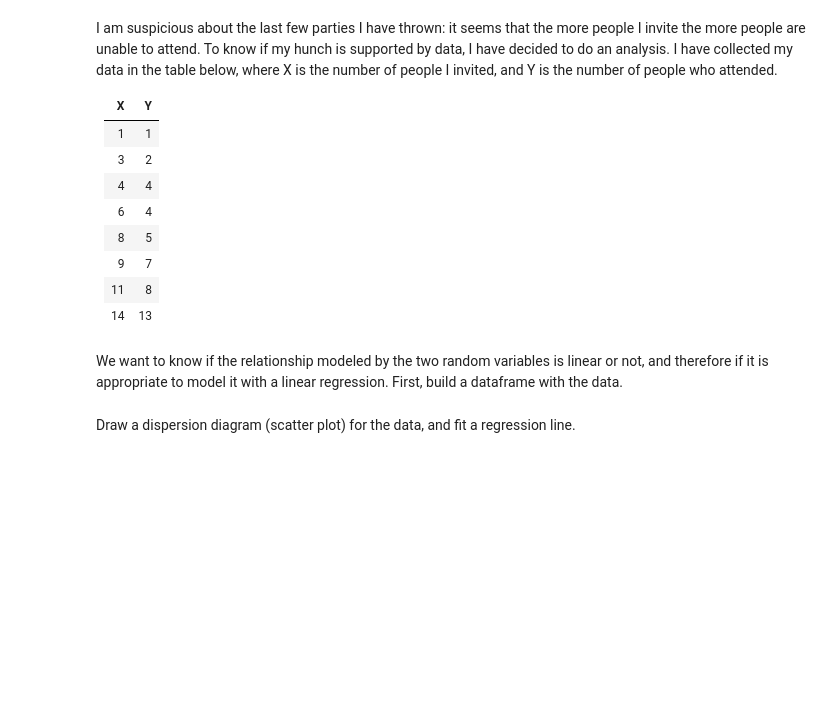
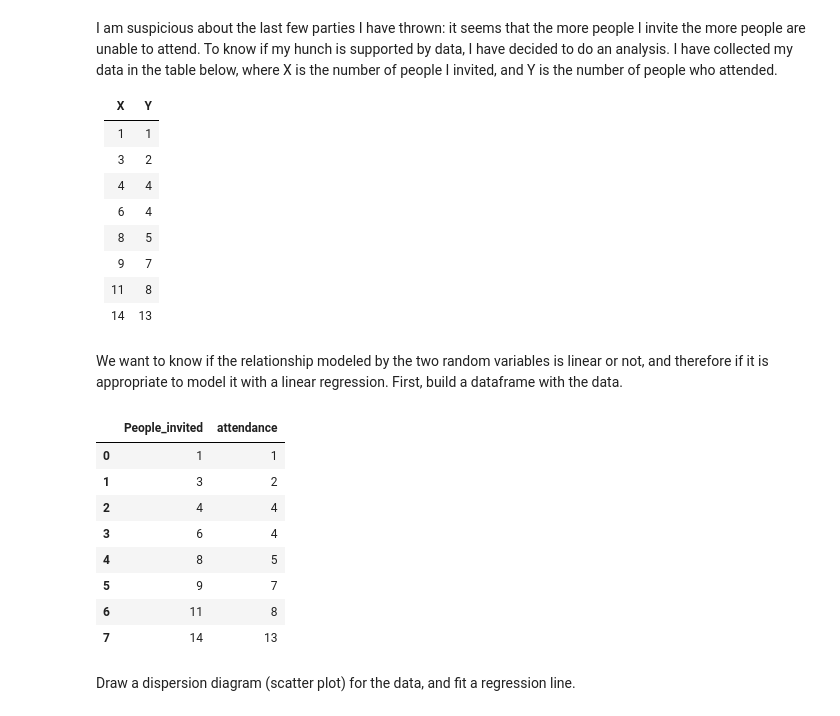
Before and after one commit to Hector1993prog/7.3-lab_regression_analysis, a Jupyter notebook: your-code.ipynb, the cells around one changed output. Drawn from its saved outputs; the diff is of its cells as text; code cells hidden in the pictures; blank space fills up the shorter version.

```diff
--- a/your-code.ipynb
+++ b/your-code.ipynb
@@ -245,0 +279,15 @@ First, build a dataframe with the data.
+# %%
+People_invited= [1,3,4,6,8,9,11,14]
+attendance=[1,2,4,4,5,7,8,13]
+suspicious= pd.DataFrame({'People_invited': People_invited, 'attendance': attendance})
+suspicious
+# %% [output]
+|  | People_invited | attendance |
+| 0 | 1 | 1 |
+| 1 | 3 | 2 |
+| 2 | 4 | 4 |
+| 3 | 6 | 4 |
+| 4 | 8 | 5 |
+| 5 | 9 | 7 |
+| 6 | 11 | 8 |
+| 7 | 14 | 13 |
```
Also changed, not shown: parts of 24 cells of this notebook.
